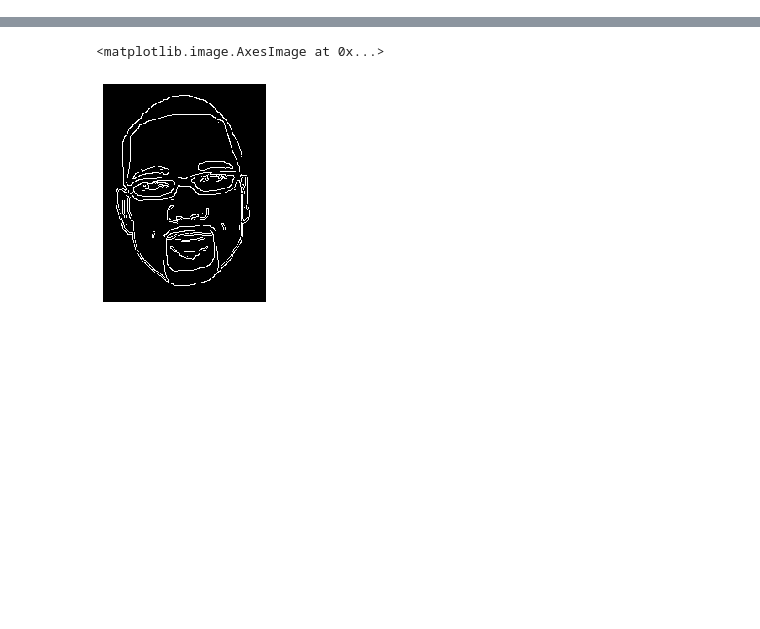
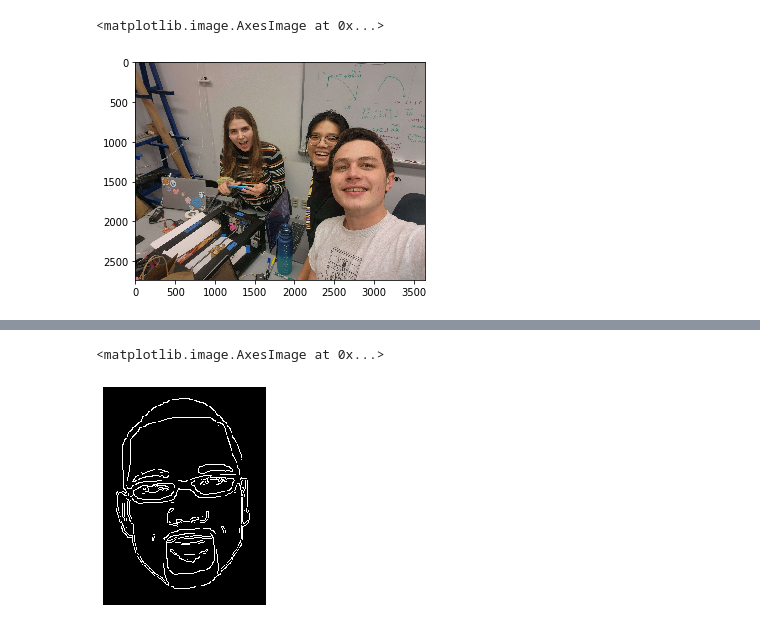
Before and after one commit to lhwitten/Art-Robot, a Jupyter notebook: CV/edge_detection.ipynb, the cells around one changed output, grey strips where cells are left out. Drawn from its saved outputs; the diff is of its cells as text; code cells hidden in the pictures; blank space fills up the shorter version.

```diff
--- a/CV/edge_detection.ipynb
+++ b/CV/edge_detection.ipynb
@@ -22,2 +22,8 @@ img = cv.imread("amon.jpeg")
 bright = increase_brightness(img,50)
 gray = cv.cvtColor(bright,cv.COLOR_BGR2GRAY)
+# %%
+rgb = cv.cvtColor(img, cv.COLOR_BGR2RGB)
+plt.imshow(rgb)
+# %% [output]
+<matplotlib.image.AxesImage at 0x...>
+[figure, added]
```
Also changed, not shown: parts of 8 cells of this notebook.
